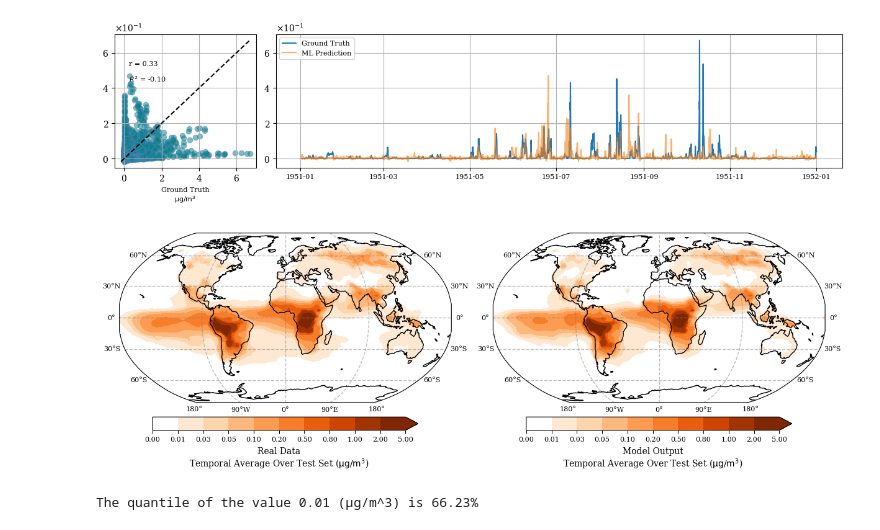
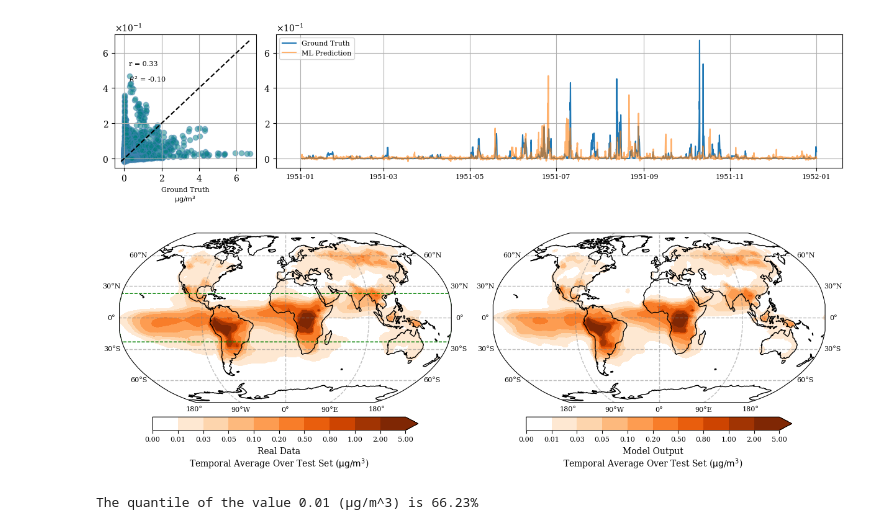
Before and after one commit to smhassanerfani/nasa-niswan, a Jupyter notebook: test.ipynb, the cells around one changed output. Drawn from its saved outputs; the diff is of its cells as text; code cells hidden in the pictures.

```diff
--- a/test.ipynb
+++ b/test.ipynb
@@ -66,7 +66,7 @@ for idx, model in enumerate(sorted_contents):
 11 SimVP-02132025-1532
 12 UNet-E33OMA-5C-BCB-20240718-1527
 # %%
-model_index = 7
+model_index = 11
 model_name  = sorted_contents[model_index]
 
 save_figure = True
@@ -109,3 +109,5 @@ species: bcb
+# %%
+model_args['loss'] = ['MSE']
 # %%
 for root, dirs, files in os.walk('/home/serfani/serfani_data1/E33OMA'):
 
@@ -180,7 +182,7 @@ dataloader = DataLoader(dataset, batch_size=8, shuffle=False , num_workers=4, pi
 net = STMLightning.load_from_checkpoint(
     checkpoint_path=checkpoint_path,
     model_args=model_args,
-    data_args=data_args
+    data_args=data_args,
 )
 net.eval()
 # %% [output]
@@ -765,36 +822,36 @@ gl2 = ax2.gridlines(crs=ccrs.PlateCarree(), draw_labels=True, linewidth=1, color
 gl2.xlocator = mticker.FixedLocator([-180, -90, 0, 90, 180])
 gl2.ylocator = mticker.FixedLocator([-60, -30, 0, 30, 60])
 
 gl2.xlabel_style = {'size': 8}  # Adjust the font size for x-axis labels
 gl2.ylabel_style = {'size': 8}
 
 gl2.top_labels = False
 # gl2.bottom_labels = False
 # gl2.left_labels = False
 # gl2.right_labels = False
 
 # Add an individual colorbar for each subplot
 cbar = plt.colorbar(im2, ax=ax2, orientation='horizontal', pad=0.02, shrink=0.8, extend='max')
 cbar.set_label('Model Output' '\n' r'Temporal Average Over Test Set ($\mathrm{\mu g} / \mathrm{m}^{\mathrm{3}}$)', rotation=0, labelpad=5, fontsize=10)
 cbar.ax.tick_params(labelsize=8)  # Adjust the font size here
 cbar.set_ticks(bounds)  # Explicitly set the ticks
 
 # # Create separate patches for each set of axes
-# tropical_zone1 = patches.Rectangle((-180, -21), 360, 42, linewidth=1, edgecolor='green', facecolor='none', linestyle='--', zorder=2, transform=ccrs.PlateCarree())
+tropical_zone1 = patches.Rectangle((-180, -23), 360, 46, linewidth=1, edgecolor='green', facecolor='none', linestyle='--', zorder=2, transform=ccrs.PlateCarree())
 # tropical_zone2 = patches.Rectangle((-180, -21), 360, 42, linewidth=1, edgecolor='green', facecolor='none', linestyle='--', zorder=2, transform=ccrs.PlateCarree())
 
-# ax1.add_patch(tropical_zone1)
+ax1.add_patch(tropical_zone1)
 # ax2.add_patch(tropical_zone2)
 
 # northern_mid_latitude_zone = patches.Rectangle((-180, 21), 360, 40, linewidth=1, edgecolor='blue', facecolor='none', linestyle='--', zorder=2, transform=ccrs.PlateCarree())
 # ax1.add_patch(northern_mid_latitude_zone)
 
 if save_figure:
     plt.savefig(os.path.join(snapshot_dir, '05-annual_average.png'))
 
 plt.show()
 # %% [output]
-[figure, old version]
+[figure, new version]
 # %%
 from scipy.stats import percentileofscore
 
```
Also changed, not shown: parts of 6 cells of this notebook.
